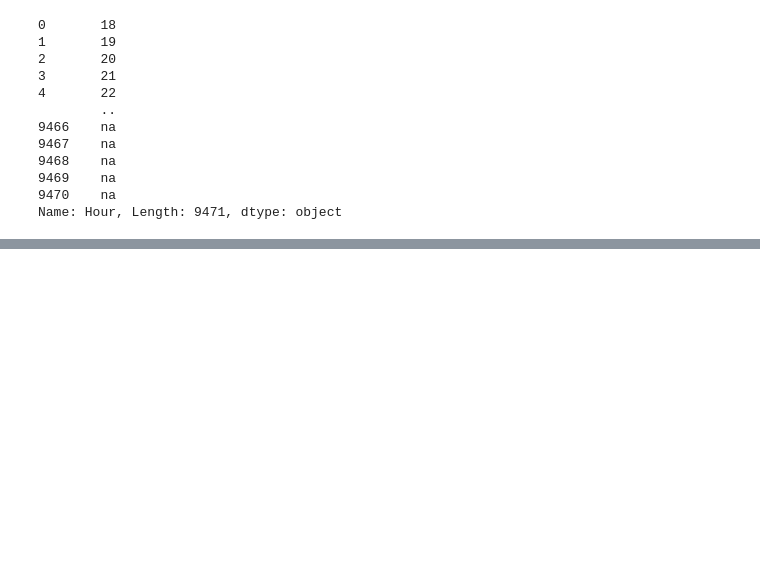
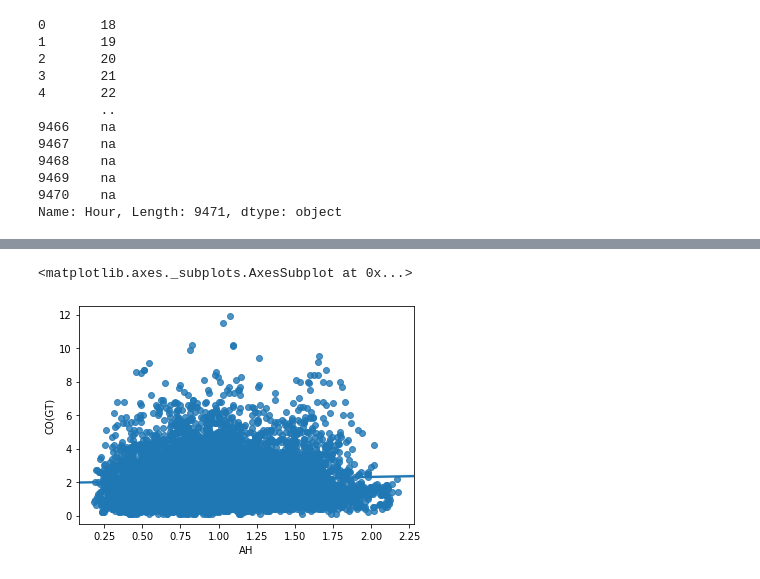
Before and after one commit to Axel9994/Prediccion-de-Dioxido-de-Carbono-en-Aire, a Jupyter notebook: Prediccion de Dioxido de Carbono en Aire.ipynb, the cells around one changed output, grey strips where cells are left out. Cells and saved outputs as stored; diff of their text form; code cells hidden in the pictures; blank space fills up the shorter version.

```diff
--- a/Prediccion de Dioxido de Carbono en Aire.ipynb
+++ b/Prediccion de Dioxido de Carbono en Aire.ipynb
@@ -108,0 +151,5 @@ air_quality.shape
+# %%
+sns.regplot(x='AH', y='CO(GT)', data=air_quality)
+# %% [output]
+<matplotlib.axes._subplots.AxesSubplot at 0x...>
+[figure, added]
```
Also changed, not shown: parts of 11 cells of this notebook.
